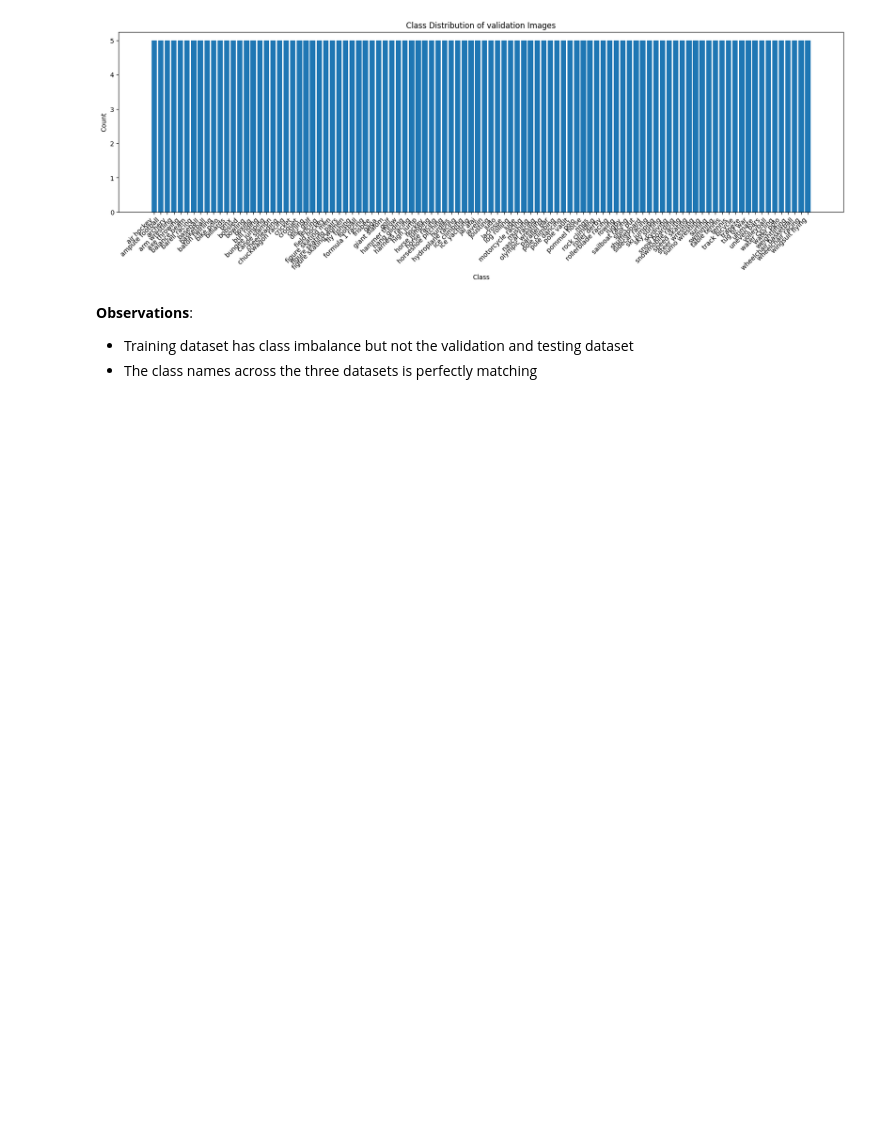
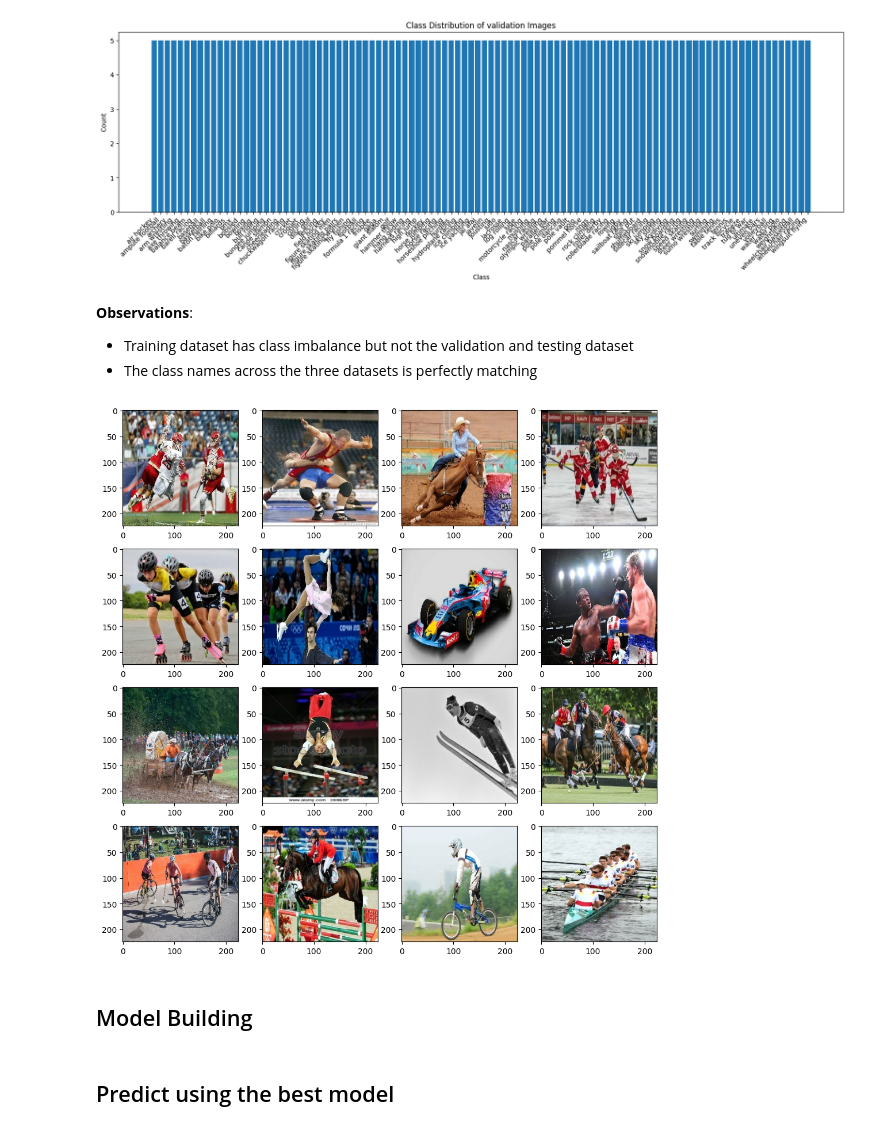
Before and after one commit to sandeep2995/sports-image-classification, a Jupyter notebook: sports_image_classification.ipynb, the cells around one changed output. Cells and saved outputs as stored; diff of their text form; code cells hidden in the pictures; blank space fills up the shorter version.

```diff
--- a/sports_image_classification.ipynb
+++ b/sports_image_classification.ipynb
@@ -79,3 +86,18 @@ assert train.class_names == test.class_names == valid.class_names
 **Observations**:
 - Training dataset has class imbalance but not the validation and testing dataset
 - The class names across the three datasets is perfectly matching
+# %%
+def plot_sample_images(df):
+    plt.figure(figsize=(12, 12))
+    for batch_images, _ in df.take(1):
+        for i in range(BATCH_SIZE):
+            plt.subplot(4, BATCH_SIZE//4, i+1)
+            plt.imshow(batch_images[i].numpy().astype("uint8"))
+# %%
+plot_sample_images(test)
+# %% [output]
+[figure, added]
+# %% [markdown]
+## Model Building
+# %% [markdown]
+## Predict using the best model
```
Also changed, not shown: parts of 10 cells of this notebook.
